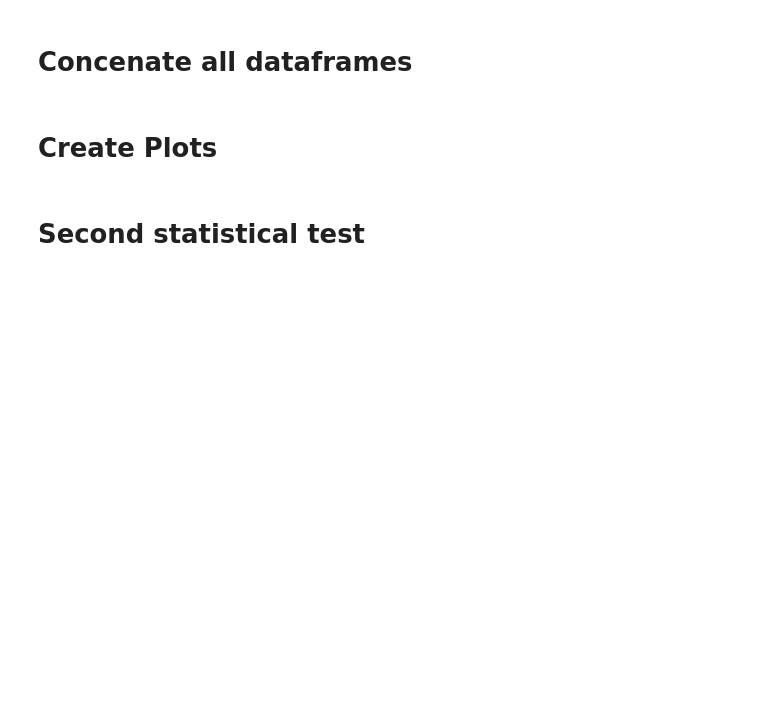
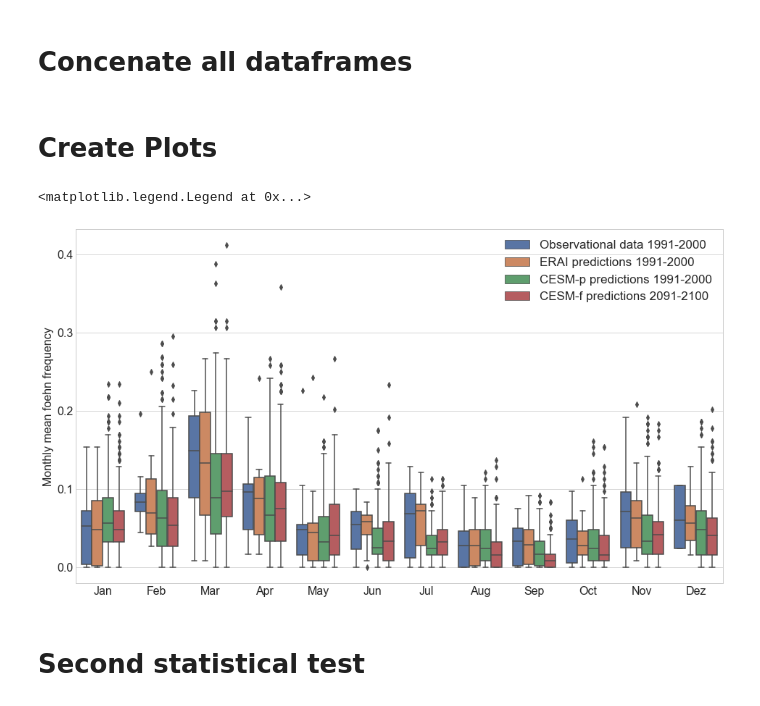
Before and after one commit to ch-mon/foehn-development, a Jupyter notebook: train_model_on_ERAI_and_predict_on_CESM.ipynb, the cells around one changed output. Saved outputs shown, nothing was run; the diff lists cells and outputs as text; code cells hidden in the pictures; blank space fills up the shorter version.

```diff
--- a/train_model_on_ERAI_and_predict_on_CESM.ipynb
+++ b/train_model_on_ERAI_and_predict_on_CESM.ipynb
@@ -230,14 +230,15 @@ df_ERA = pd.concat([df_ERA["date"],
 # Merge in foehn data at specified location
 # %%
 location="LUG"
-df_foehn = pd.read_csv(f"data/FoehnData/{location}_foehn.csv", parse_dates=["date"])
+df_foehn_raw = pd.read_csv(f"data/FoehnData/{location}_foehn.csv", parse_dates=["date"])
+df_foehn_raw.dropna(inplace=True, how="any", axis=0)
 
 # Merge ERAI and foehn data
-df_ERA_all_features = pd.merge(df_ERA, df_foehn, on="date", how="left", validate="one_to_one")
+df_ERA_all_features = pd.merge(df_foehn_raw, df_ERA, on="date", how="inner")
 
-# Drop rows with missing foeh  values
-df_ERA_all_features.dropna(inplace=True, how="any", axis=0)
-df_ERA_all_features.reset_index(inplace=True, drop=True)
+# Drop rows with missing foehn  values
+# df_ERA_all_features.dropna(inplace=True, how="any", axis=0)
+# df_ERA_all_features.reset_index(inplace=True, drop=True)
 # %% [markdown]
 # Train Model on full data
 # %%
@@ -716,8 +796,17 @@ df_monthly_mean_testset = df_monthly_mean[test_mask_final_plot]
 # %%
 # Plot boxplot for mean foehn frequencies for all datasets
 plt.figure(figsize=(16,9))
 fig = sns.boxplot(x="month", y="prediction", data=df_monthly_mean_testset, hue="dataset", hue_order=["observed_foehn", "ERA", "CESMp", "CESMf"])
 fig.set_xticklabels(MONTH_NAMES);
+plt.xlabel("")
+plt.ylabel("Monthly mean foehn frequency")
+plt.rcParams.update({'font.size': 17})
+handles, labels = fig.get_legend_handles_labels()
+labels = ["Observational data 1991-2000", "ERAI predictions 1991-2000", "CESM-p predictions 1991-2000", "CESM-f predictions 2091-2100" ]
+fig.legend(handles, labels)
+# %% [output]
+<matplotlib.legend.Legend at 0x...>
+[figure, added]
 # %% [markdown]
 # Second statistical test
 # %%
```
Also changed, not shown: parts of 17 cells of this notebook, 2 other files.
